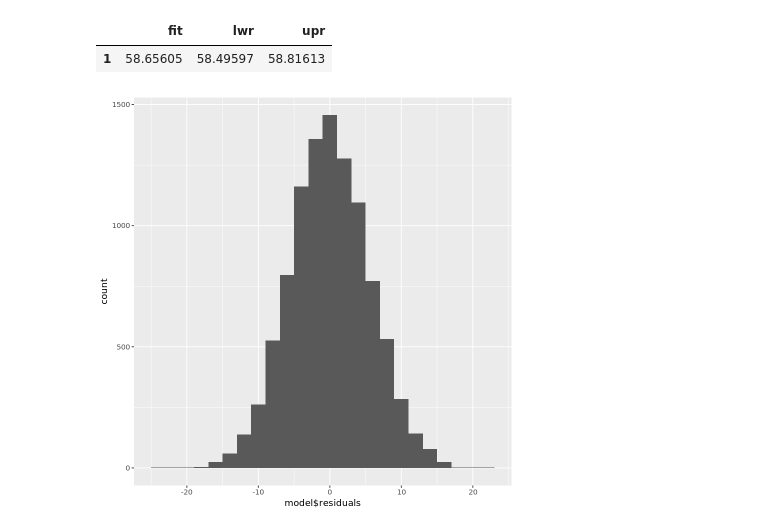
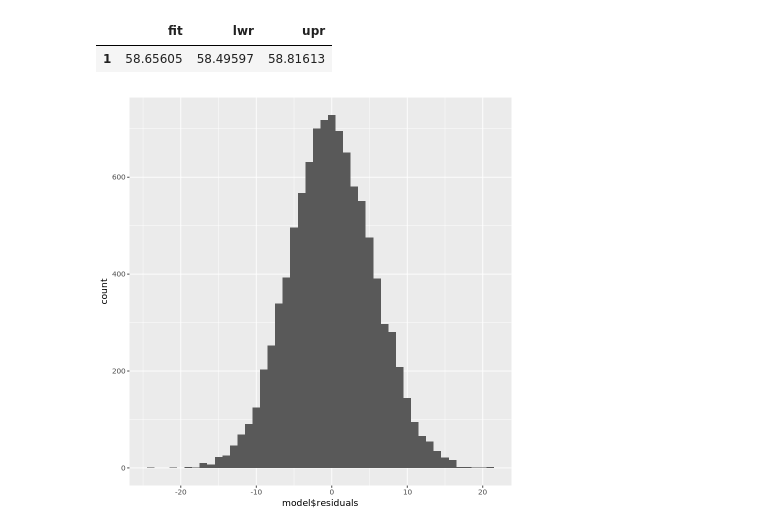
Before and after one commit to RustyBrain/ucl_analytics_for_policy, a Jupyter notebook: session_10.ipynb, the cells around one changed output. Saved outputs shown, nothing was run; the diff lists cells and outputs as text; code cells hidden in the pictures.

```diff
--- a/session_10.ipynb
+++ b/session_10.ipynb
@@ -41,6 +41,6 @@ A matrix: 1 × 3 of type dbl
 |  | fit | lwr | upr |
 | 1 | 58.65605 | 58.49597 | 58.81613 |
 # %%
-ggplot(data=df, aes(model$residuals)) + geom_histogram(binwidth = 2)
+ggplot(data=df, aes(model$residuals)) + geom_histogram(binwidth = 1)
 # %% [output]
-[figure, old version]
+[figure, new version]
```
Also changed, not shown: parts of 4 cells of this notebook.
